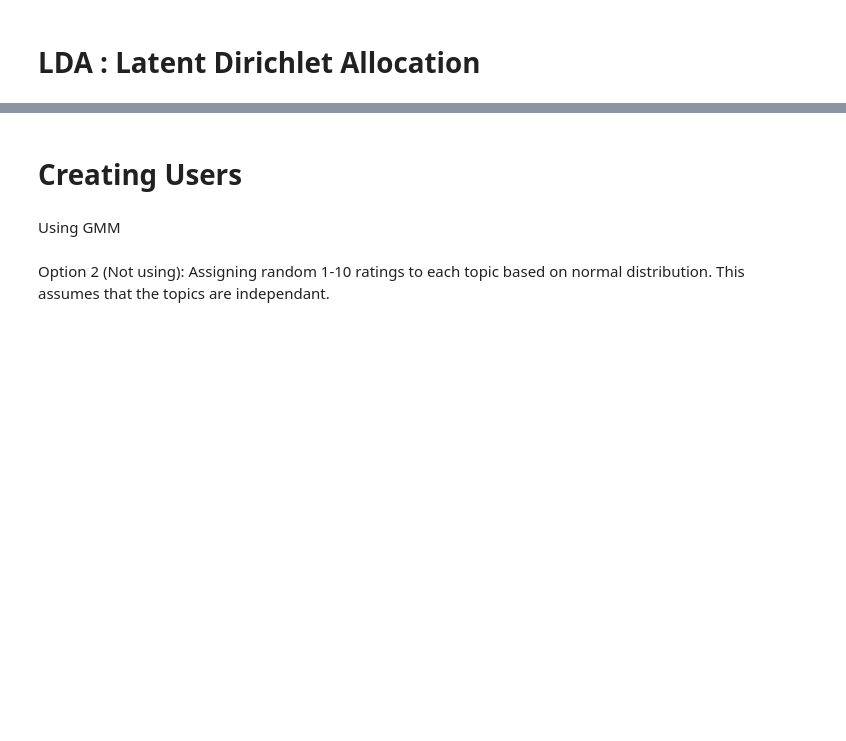
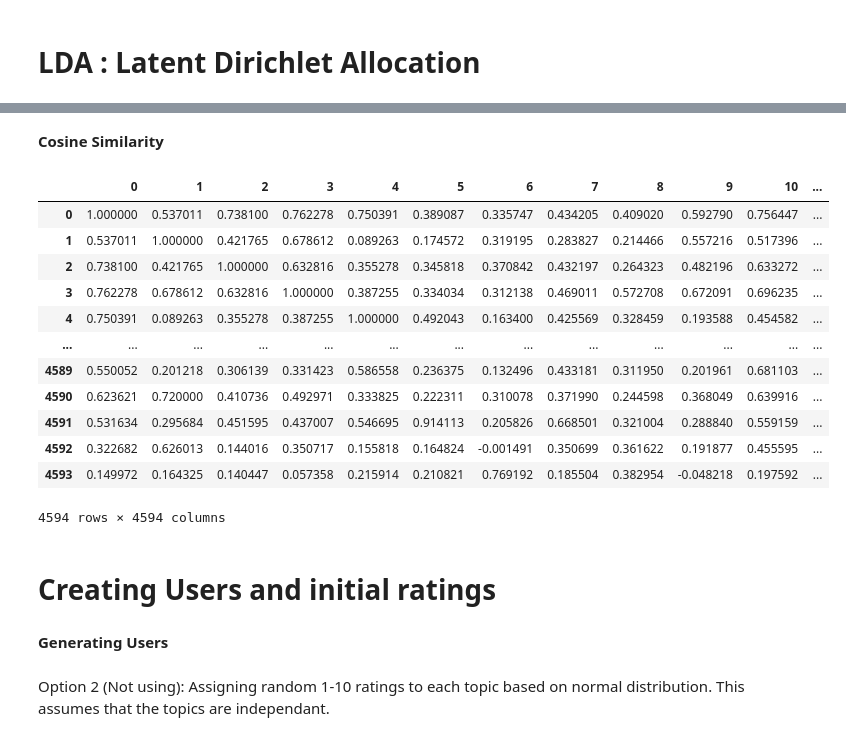
Before and after one commit to sarvesh237/News-Recom, a Jupyter notebook: NewsRecommenderAssignment.ipynb, the cells around one changed output, grey strips where cells are left out. Cells and saved outputs as stored; diff of their text form; code cells hidden in the pictures; blank space fills up the shorter version.

```diff
--- a/NewsRecommenderAssignment.ipynb
+++ b/NewsRecommenderAssignment.ipynb
@@ -308,7 +294,26 @@ display(topic_df_2[l])
+# %% [markdown]
+**Cosine Similarity**
+# %%
+cos_sim = pd.DataFrame(cosine_similarity(topic_df.iloc[:, :-1]))
+cos_sim
+# %% [output]
+|  | 0 | 1 | 2 | 3 | 4 | 5 | 6 | 7 | 8 | 9 | 10 | ... |
+| 0 | 1.000000 | 0.537011 | 0.738100 | 0.762278 | 0.750391 | 0.389087 | 0.335747 | 0.434205 | 0.409020 | 0.592790 | 0.756447 | ... |
+| 1 | 0.537011 | 1.000000 | 0.421765 | 0.678612 | 0.089263 | 0.174572 | 0.319195 | 0.283827 | 0.214466 | 0.557216 | 0.517396 | ... |
+| 2 | 0.738100 | 0.421765 | 1.000000 | 0.632816 | 0.355278 | 0.345818 | 0.370842 | 0.432197 | 0.264323 | 0.482196 | 0.633272 | ... |
+| 3 | 0.762278 | 0.678612 | 0.632816 | 1.000000 | 0.387255 | 0.334034 | 0.312138 | 0.469011 | 0.572708 | 0.672091 | 0.696235 | ... |
+| 4 | 0.750391 | 0.089263 | 0.355278 | 0.387255 | 1.000000 | 0.492043 | 0.163400 | 0.425569 | 0.328459 | 0.193588 | 0.454582 | ... |
+| ... | ... | ... | ... | ... | ... | ... | ... | ... | ... | ... | ... | ... |
+| 4589 | 0.550052 | 0.201218 | 0.306139 | 0.331423 | 0.586558 | 0.236375 | 0.132496 | 0.433181 | 0.311950 | 0.201961 | 0.681103 | ... |
+| 4590 | 0.623621 | 0.720000 | 0.410736 | 0.492971 | 0.333825 | 0.222311 | 0.310078 | 0.371990 | 0.244598 | 0.368049 | 0.639916 | ... |
+| 4591 | 0.531634 | 0.295684 | 0.451595 | 0.437007 | 0.546695 | 0.914113 | 0.205826 | 0.668501 | 0.321004 | 0.288840 | 0.559159 | ... |
+| 4592 | 0.322682 | 0.626013 | 0.144016 | 0.350717 | 0.155818 | 0.164824 | -0.001491 | 0.350699 | 0.361622 | 0.191877 | 0.455595 | ... |
+| 4593 | 0.149972 | 0.164325 | 0.140447 | 0.057358 | 0.215914 | 0.210821 | 0.769192 | 0.185504 | 0.382954 | -0.048218 | 0.197592 | ... |
+4594 rows × 4594 columns
 # %% [markdown]
-# **Creating Users**
+# **Creating Users and initial ratings**
-# %% [markdown]
-Using GMM
+# %% [markdown]
+**Generating Users**
 # %%
 #fitting GMM to column "topic_i"
 
```
Also changed, not shown: parts of 31 cells of this notebook.
